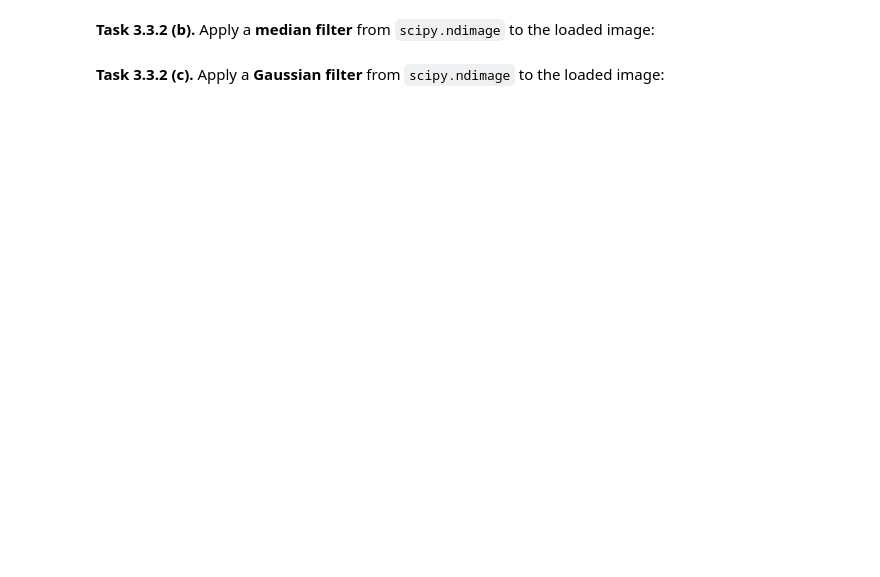
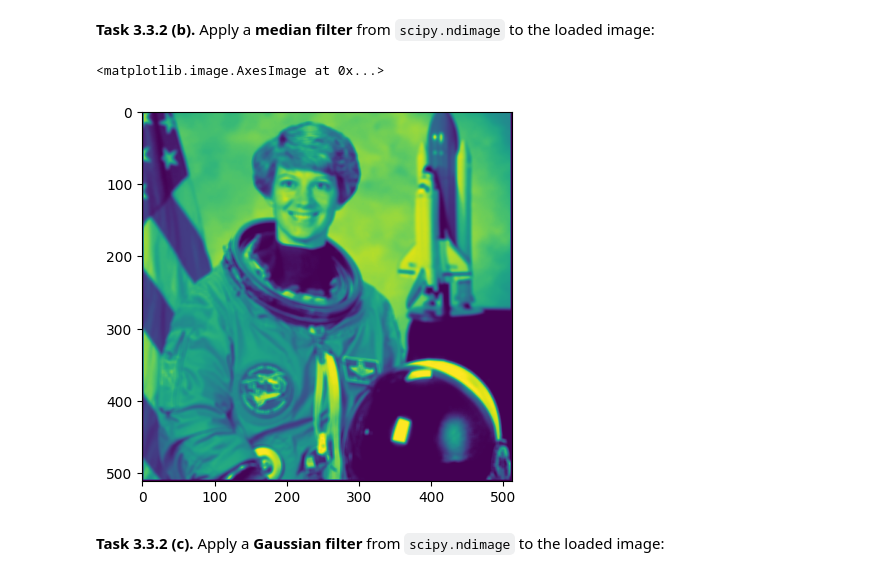
Before and after one commit to fedorbtv/mobi-fs3-python, a Jupyter notebook: task3.ipynb, the cells around one changed output. Cells and saved outputs as stored; diff of their text form; code cells hidden in the pictures; blank space fills up the shorter version.

```diff
--- a/task3.ipynb
+++ b/task3.ipynb
@@ -90,4 +103,10 @@ assert numpy.allclose(astro3, astromedian, atol=1/255)
 # %% [markdown]
 **<a id="#">Task 3.3.2 (b).</a>** Apply a **median filter** from `scipy.ndimage` to the loaded image:
+# %%
+plt.imshow(scipy.ndimage.median_filter(astro,5))
+plt.imshow(astro1)
+# %% [output]
+<matplotlib.image.AxesImage at 0x...>
+[figure, added]
 # %% [markdown]
 **<a id="#">Task 3.3.2 (c).</a>** Apply a **Gaussian filter** from `scipy.ndimage` to the loaded image:
```
Also changed, not shown: parts of 5 cells of this notebook.
